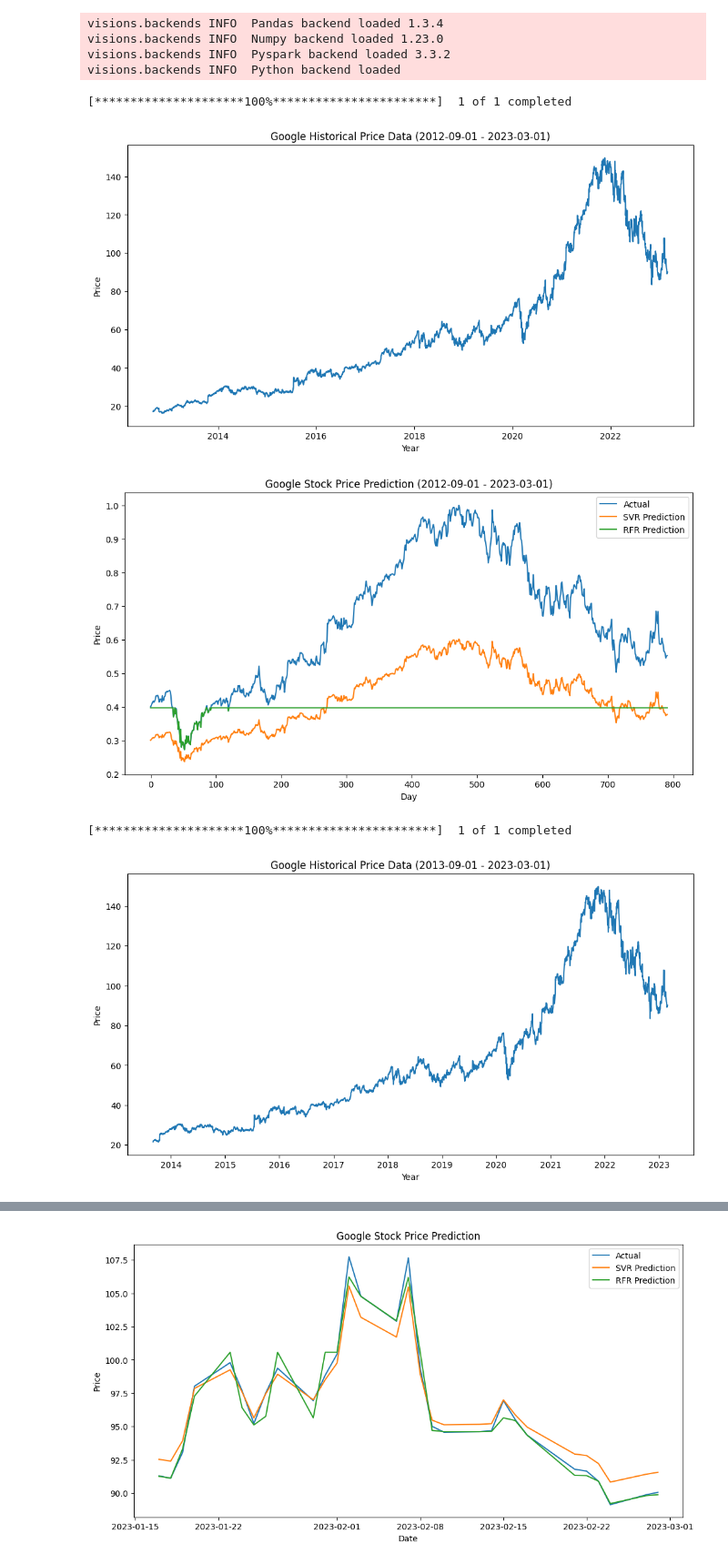
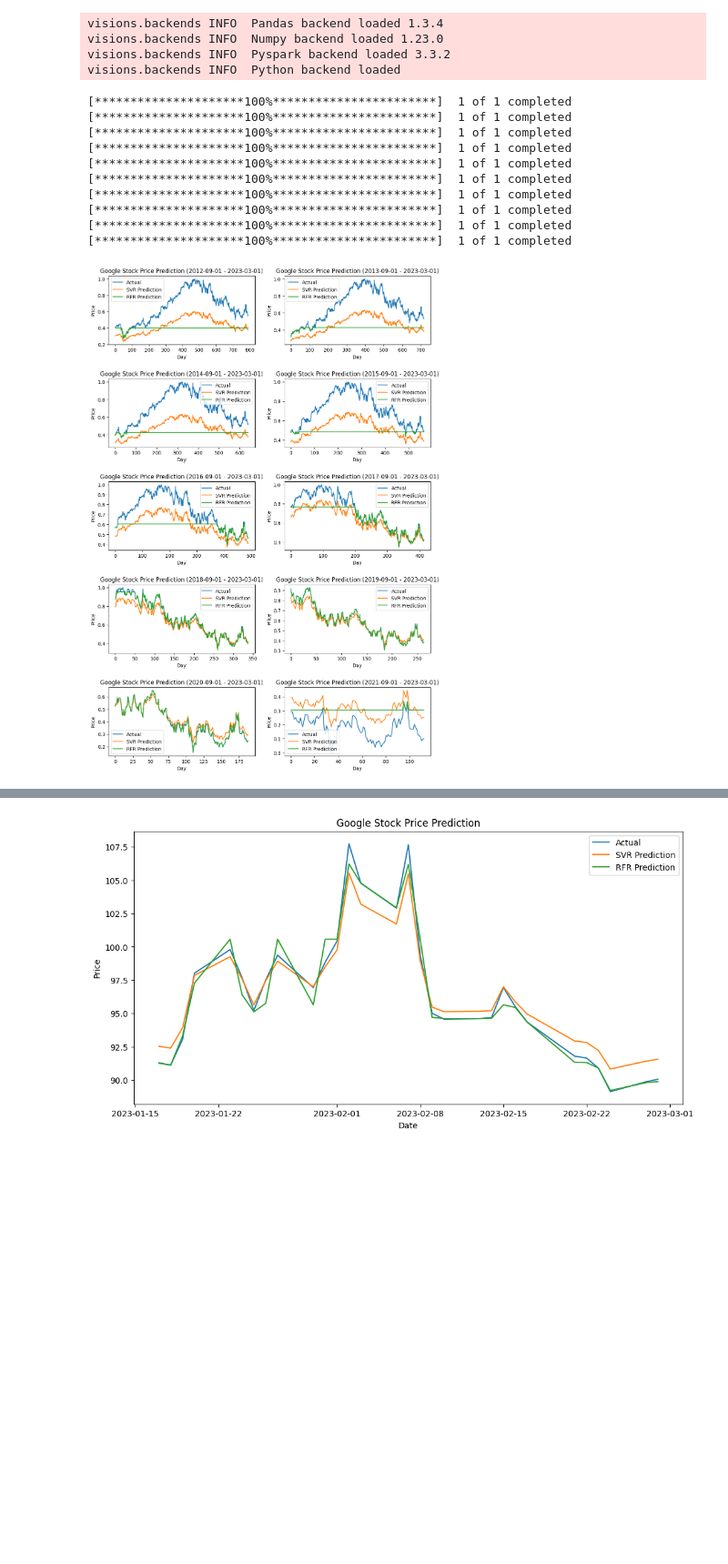
Before and after one commit to RonKu01/Stock_Market_Price_Prediction_System, a Jupyter notebook: fyp.ipynb, the cells around one changed output, grey strips where cells are left out. Shown: that part at 91% size. Saved outputs shown, nothing was run; the diff lists cells and outputs as text; code cells hidden in the pictures; blank space fills up the shorter version.

Commit message:
print data

```diff
--- a/fyp.ipynb
+++ b/fyp.ipynb
@@ -77,61 +77,71 @@ import matplotlib.pyplot as plt
 end_date = '2023-03-01'
 
 # Set different start dates
-start_dates = ['2012-09-01', '2013-09-01', '2014-09-01', '2015-09-01',
-               '2016-09-01', '2017-09-01', '2018-09-01', '2019-09-01', '2020-09-01']
+start_dates = ['2012-09-01', '2013-09-01', '2014-09-01',
+               '2015-09-01', '2016-09-01', '2017-09-01',
+               '2018-09-01', '2019-09-01', '2020-09-01', '2021-09-01']
+
+# Create a 5 x 2 subplot grid
+fig, axs = plt.subplots(5, 2, figsize=(12, 18))
 
 # Download historical price data from Yahoo Finance and store in a pandas DataFrame for each start date
-for start_date in start_dates:
+for i, start_date in enumerate(start_dates):
     df = yf.download("GOOGL", start=start_date, end=end_date)
 
     # Drop unnecessary columns
     df.drop(['Open', 'High', 'Low', 'Volume'], axis=1, inplace=True)
-
-    # Visualize the historical price data
-    plt.figure(figsize=(12, 6))
-    plt.plot(df['Close'])
-    plt.title(f"Google Historical Price Data ({start_date} - {end_date})")
-    plt.xlabel('Year')
-    plt.ylabel('Price')
-    plt.show()
 
     # Preprocess the data by scaling it
     scaler = MinMaxScaler(feature_range=(0, 1))
     df_scaled = scaler.fit_transform(df)
 
     # Split the data into training and testing sets
     train_size = int(len(df_scaled) * 0.7)
     train_data, test_data = df_scaled[0:train_size,
                                       :], df_scaled[train_size:len(df_scaled), :]
 
     # Split the data into input (X) and output (y) variables
     X_train, y_train = train_data[:, 1:], train_data[:, 0]
     X_test, y_test = test_data[:, 1:], test_data[:, 0]
 
     # Build SVR model
     svr_model = SVR(kernel='linear', C=100, gamma='auto')
     svr_model.fit(X_train, y_train)
 
     # Build RFR model
     rfr_model = RandomForestRegressor(n_estimators=100, random_state=0)
     rfr_model.fit(X_train, y_train)
 
-    # Test the models and visualize the results
+    # Test the models and visualize the results in the corresponding subplot
     y_svr_pred = svr_model.predict(X_test)
     y_rfr_pred = rfr_model.predict(X_test)
 
-    plt.figure(figsize=(12, 6))
-    plt.plot(y_test, label='Actual')
-    plt.plot(y_svr_pred, label='SVR Prediction')
-    plt.plot(y_rfr_pred, label='RFR Prediction')
-    plt.title(f"Google Stock Price Prediction ({start_date} - {end_date})")
-    plt.xlabel('Day')
-    plt.ylabel('Price')
-    plt.legend()
-    plt.show()
+    row_index = i // 2  # row index for the subplot grid
+    col_index = i % 2  # column index for the subplot grid
+
+    axs[row_index][col_index].plot(y_test, label='Actual')
+    axs[row_index][col_index].plot(y_svr_pred, label='SVR Prediction')
+    axs[row_index][col_index].plot(y_rfr_pred, label='RFR Prediction')
+    axs[row_index][col_index].set_title(
+        f"Google Stock Price Prediction ({start_date} - {end_date})")
+    axs[row_index][col_index].set_xlabel('Day')
+    axs[row_index][col_index].set_ylabel('Price')
+    axs[row_index][col_index].legend()
+
+# Adjust the spacing between subplots
+plt.subplots_adjust(hspace=0.5)
+
+# Show the figure
+plt.show()
 # %% [output]
 [*********************100%***********************]  1 of 1 completed
+[*********************100%***********************]  1 of 1 completed
+[*********************100%***********************]  1 of 1 completed
+[*********************100%***********************]  1 of 1 completed
+[*********************100%***********************]  1 of 1 completed
+[*********************100%***********************]  1 of 1 completed
+[*********************100%***********************]  1 of 1 completed
+[*********************100%***********************]  1 of 1 completed
+[*********************100%***********************]  1 of 1 completed
+[*********************100%***********************]  1 of 1 completed
-[figure, old version]
+[figure, new version]
-[figure, removed]
-[*********************100%***********************]  1 of 1 completed
-[figure, removed]
```
Also changed, not shown: parts of 2 cells of this notebook.
